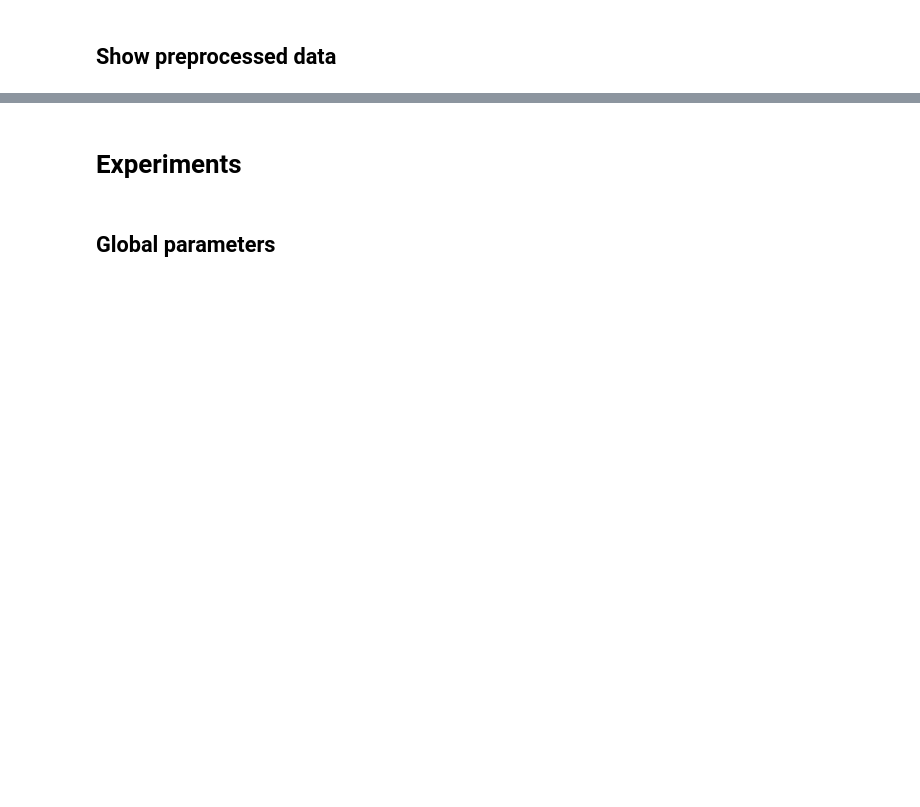
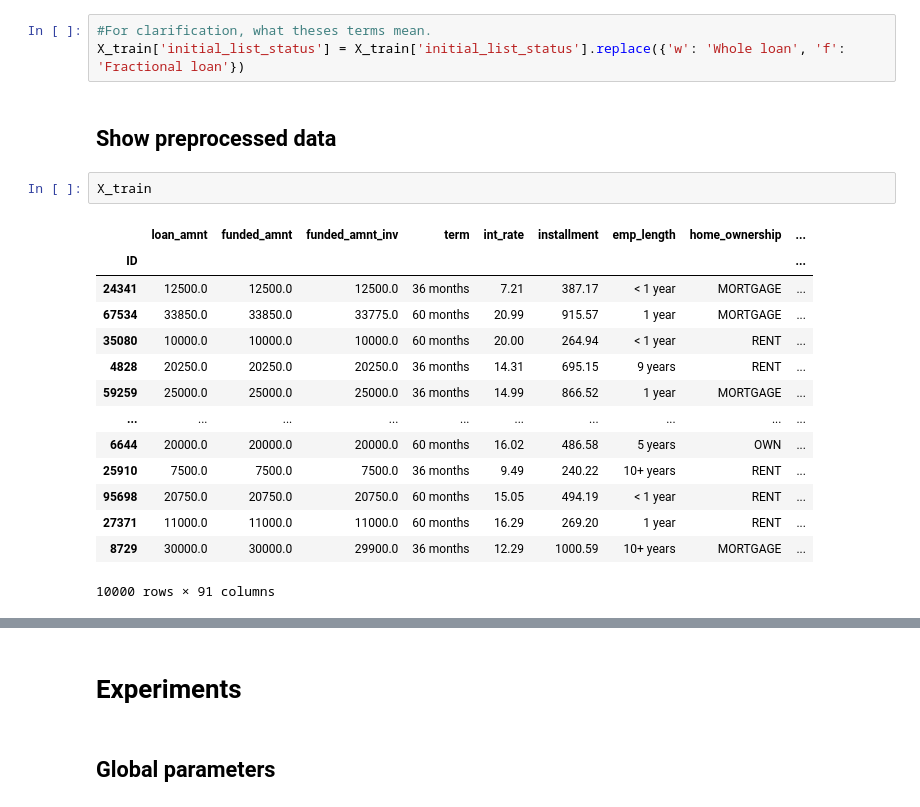
Before and after one commit to tobsel7/course-machine-learning-tuvienna, a Jupyter notebook: src/exercise1/loan.ipynb, the cells around one changed output, grey strips where cells are left out. Saved outputs shown, nothing was run; the diff lists cells and outputs as text; blank space fills up the shorter version.

```diff
--- a/src/exercise1/loan.ipynb
+++ b/src/exercise1/loan.ipynb
@@ -44,2 +158,22 @@ X_train.isnull().values.any()
+# %%
+#For clarification, what theses terms mean.
+X_train['initial_list_status'] = X_train['initial_list_status'].replace({'w': 'Whole loan', 'f': 'Fractional loan'})
 # %% [markdown]
 ## Show preprocessed data
+# %%
+X_train
+# %% [output]
+|  | loan_amnt | funded_amnt | funded_amnt_inv | term | int_rate | installment | emp_length | home_ownership | ... |
+| ID |  |  |  |  |  |  |  |  | ... |
+| 24341 | 12500.0 | 12500.0 | 12500.0 | 36 months | 7.21 | 387.17 | < 1 year | MORTGAGE | ... |
+| 67534 | 33850.0 | 33850.0 | 33775.0 | 60 months | 20.99 | 915.57 | 1 year | MORTGAGE | ... |
+| 35080 | 10000.0 | 10000.0 | 10000.0 | 60 months | 20.00 | 264.94 | < 1 year | RENT | ... |
+| 4828 | 20250.0 | 20250.0 | 20250.0 | 36 months | 14.31 | 695.15 | 9 years | RENT | ... |
+| 59259 | 25000.0 | 25000.0 | 25000.0 | 36 months | 14.99 | 866.52 | 1 year | MORTGAGE | ... |
+| ... | ... | ... | ... | ... | ... | ... | ... | ... | ... |
+| 6644 | 20000.0 | 20000.0 | 20000.0 | 60 months | 16.02 | 486.58 | 5 years | OWN | ... |
+| 25910 | 7500.0 | 7500.0 | 7500.0 | 36 months | 9.49 | 240.22 | 10+ years | RENT | ... |
+| 95698 | 20750.0 | 20750.0 | 20750.0 | 60 months | 15.05 | 494.19 | < 1 year | RENT | ... |
+| 27371 | 11000.0 | 11000.0 | 11000.0 | 60 months | 16.29 | 269.20 | 1 year | RENT | ... |
+| 8729 | 30000.0 | 30000.0 | 29900.0 | 36 months | 12.29 | 1000.59 | 10+ years | MORTGAGE | ... |
+10000 rows × 91 columns
```
Also changed, not shown: parts of 55 cells of this notebook, 1 other file.
